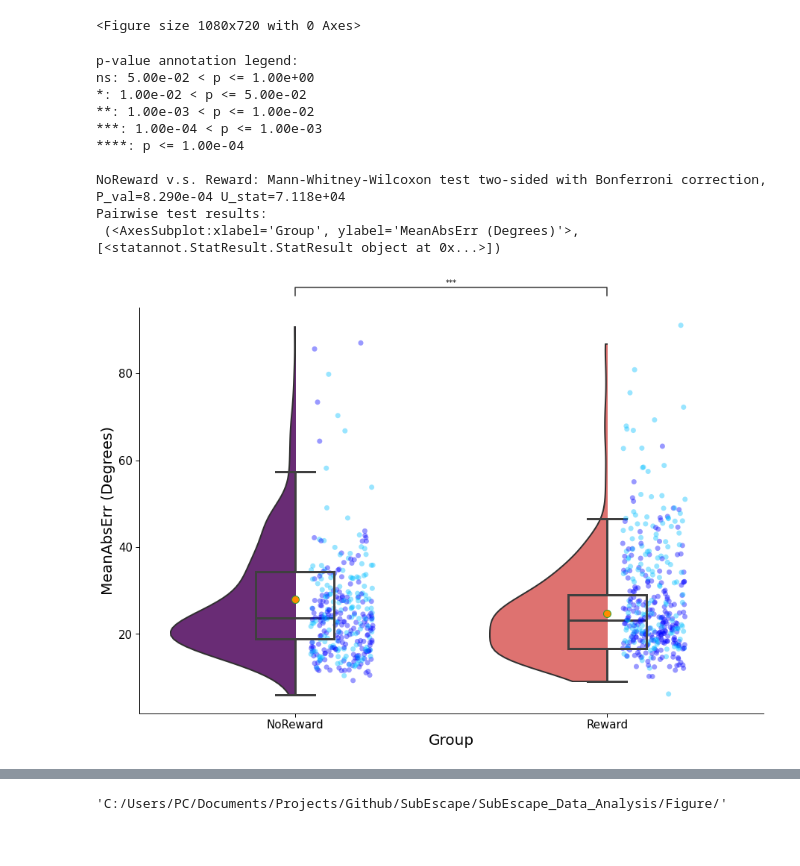
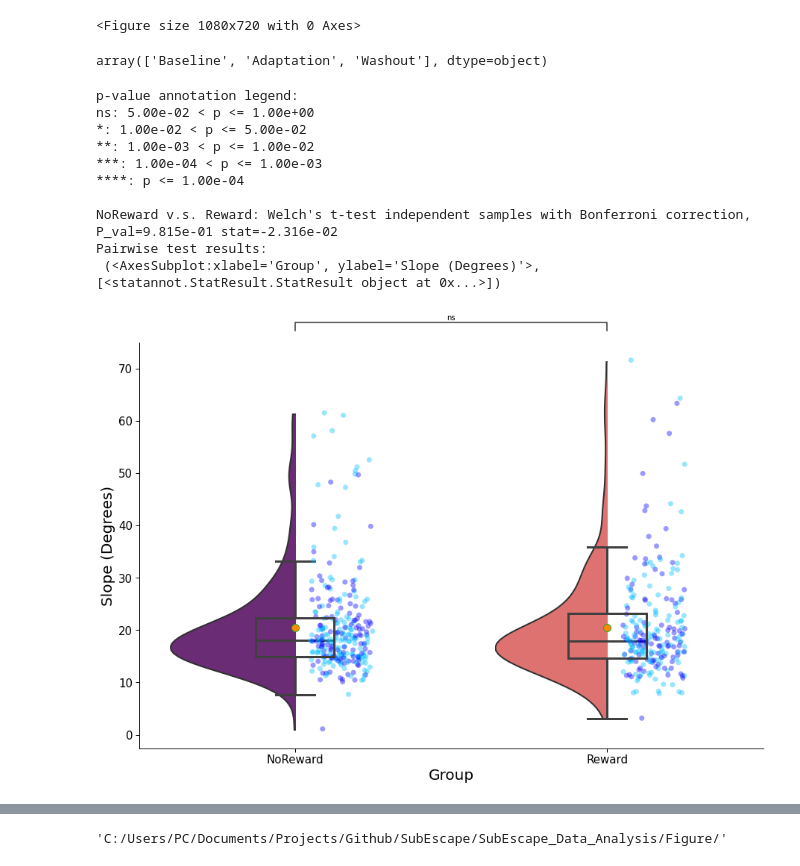
Before and after one commit to DiarKarim/SubEscape, a Jupyter notebook: SubEscape_Data_Analysis/SubEsc_Analysis.ipynb, the cells around one changed output, grey strips where cells are left out. Saved outputs shown, nothing was run; the diff lists cells and outputs as text; code cells hidden in the pictures.

```diff
--- a/SubEscape_Data_Analysis/SubEsc_Analysis.ipynb
+++ b/SubEscape_Data_Analysis/SubEsc_Analysis.ipynb
@@ -1162,17 +1200,21 @@ plt.savefig(path2Figures + 'MAE_' + str(time.time())[-1-3:-1] + pd.unique(df_grp
 # %% [output]
 ValueError: Could not interpret input 'Phase'
 <Figure size 1080x720 with 0 Axes>
+# %%
+pd.unique(df['Phase'])
+# %% [output]
+array(['Baseline', 'Adaptation', 'Washout'], dtype=object)
 # %%
 # Pairwise analysis between groups
 
-group_mask = (df['Phase'] == 'Adaptation')
+group_mask = (df['Phase'] == 'Baseline')
 df_grp =df[group_mask]
-
+metricos = 'MeanAbsErr'
 
 #color='mediumslateblue',
 plt.figure(figsize=(15, 10))
 # Create violin plots without mini-boxplots inside.
-ax = sns.violinplot(y='MeanAbsErr', x='Group', data=df_grp,
+ax = sns.violinplot(y=metricos, x='Group', data=df_grp,
                     palette = 'magma',
                     cut=0, inner=None,
                     order = ['NoReward', 'Reward'])
@@ -1185,7 +1227,7 @@ for item in ax.collections:
 
 # Create strip plots with partially transparent points of different colors depending on the group.
 num_items = len(ax.collections)
-ax2 = sns.stripplot(y='MeanAbsErr', x='Group', hue='PtxID', data=df_grp,
+ax2 = sns.stripplot(y=metricos, x='Group', hue='PtxID', data=df_grp,
               palette=['blue', 'deepskyblue'], alpha=0.4, size=7)
 # remove legend from axis 'ax'
 ax2.legend_.remove()
@@ -1196,7 +1238,7 @@ for item in ax.collections[num_items:]:
     item.set_offsets(item.get_offsets() + 0.15)
 
 # Create narrow boxplots on top of the corresponding violin and strip plots, with thick lines, the mean values, without the outliers.
-sns.boxplot(y='MeanAbsErr', x='Group', data=df_grp, width=0.25,
+sns.boxplot(y=metricos, x='Group', data=df_grp, width=0.25,
             showfliers=False, showmeans=True,
             meanprops=dict(marker='o', markerfacecolor='darkorange',
                            markersize=10, zorder=3),
@@ -1205,37 +1247,37 @@ sns.boxplot(y='MeanAbsErr', x='Group', data=df_grp, width=0.25,
             whiskerprops=dict(linewidth=3),
             capprops=dict(linewidth=3),
             medianprops=dict(linewidth=3),
             order = ['NoReward', 'Reward'])
 
 plt.legend(frameon=False, fontsize=15, loc='lower left')
-add_cosmetics(title='', xlabel='Group', ylabel='MeanAbsErr (Degrees)')
+add_cosmetics(title='', xlabel='Group', ylabel='Slope (Degrees)')
 ax2.legend_.remove()
 
 
 # Do the stats part here
 x = "Group"
-y = "MeanAbsErr"
+y = metricos
 order = ['NoReward', 'Reward']
 # ax = sns.stripplot(data=df_metrics, x=x, y=y, order=order)
 test_results = add_stat_annotation(ax, data=df_grp, x=x, y=y, order=order,
                                    box_pairs=[("NoReward", "Reward")],
-                                   test='Mann-Whitney', text_format='star',
+                                   test='t-test_welch', text_format='star',
                                    loc='outside', verbose=2)
 
 print('Pairwise test results: \n', test_results)
 
 # plt.text(1.0,90, 'n=' + str(len(pd.unique(df_grp['PtxID']))) + ' Phase: ' + pd.unique(df_grp['Phase']), fontsize=20)
 
-plt.savefig(path2Figures + 'MAE_Groups_' + str(time.time())[-1-3:-1] + pd.unique(df_grp['Group'])[0] +'_.svg',dpi=600, bbox_inches='tight')
+plt.savefig(path2Figures + metricos + '_Groups_' + str(time.time())[-1-3:-1] + pd.unique(df_grp['Group'])[0] +'_.png',dpi=600, bbox_inches='tight')
 # %% [output]
 p-value annotation legend:
 ns: 5.00e-02 < p <= 1.00e+00
 *: 1.00e-02 < p <= 5.00e-02
 **: 1.00e-03 < p <= 1.00e-02
 ***: 1.00e-04 < p <= 1.00e-03
 ****: p <= 1.00e-04
 
-NoReward v.s. Reward: Mann-Whitney-Wilcoxon test two-sided with Bonferroni correction, P_val=8.290e-04 U_stat=7.118e+04
+NoReward v.s. Reward: Welch's t-test independent samples with Bonferroni correction, P_val=9.815e-01 stat=-2.316e-02
 Pairwise test results:
- (<AxesSubplot:xlabel='Group', ylabel='MeanAbsErr (Degrees)'>, [<statannot.StatResult.StatResult object at 0x...>])
+ (<AxesSubplot:xlabel='Group', ylabel='Slope (Degrees)'>, [<statannot.StatResult.StatResult object at 0x...>])
-[figure, old version]
+[figure, new version]
```
Also changed, not shown: parts of 51 cells of this notebook, 54 other files.
